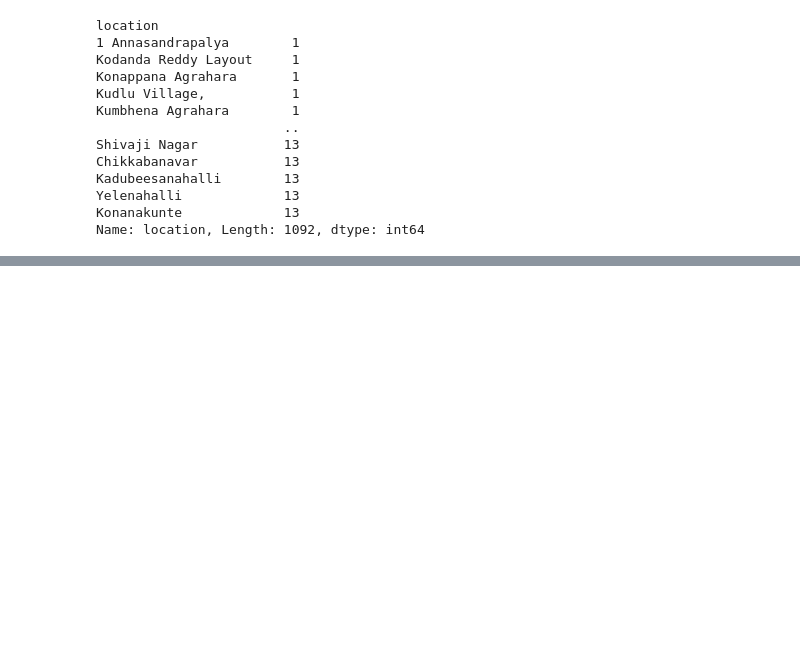
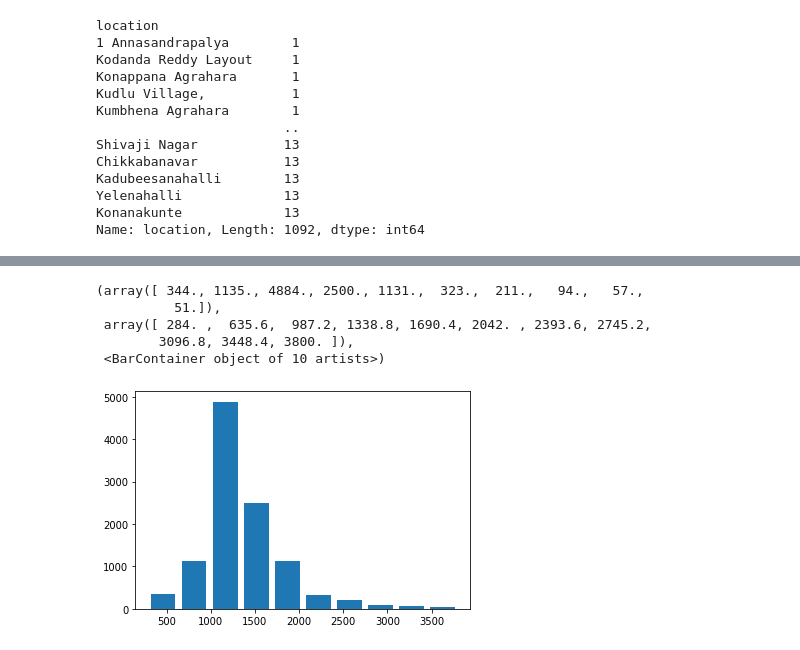
Before and after one commit to DEEPAKMITTAL7/Machine-Learning, a Jupyter notebook: Projects/Major/Real State Price Prediction/Untitled.ipynb, the cells around one changed output, grey strips where cells are left out. Saved outputs shown, nothing was run; the diff lists cells and outputs as text; code cells hidden in the pictures; blank space fills up the shorter version.

```diff
--- a/Projects/Major/Real State Price Prediction/Untitled.ipynb
+++ b/Projects/Major/Real State Price Prediction/Untitled.ipynb
@@ -480,0 +698,9 @@ SyntaxError: expected 'else' after 'if' expression (2644308200.py, line 1)
+# %%
+plt.hist(data['total_sqft'],rwidth=0.8,bins=10)
+# %% [output]
+(array([ 344., 1135., 4884., 2500., 1131.,  323.,  211.,   94.,   57.,
+          51.]),
+ array([ 284. ,  635.6,  987.2, 1338.8, 1690.4, 2042. , 2393.6, 2745.2,
+        3096.8, 3448.4, 3800. ]),
+ <BarContainer object of 10 artists>)
+[figure, added]
```
Also changed, not shown: parts of 51 cells of this notebook, 2 other files.
